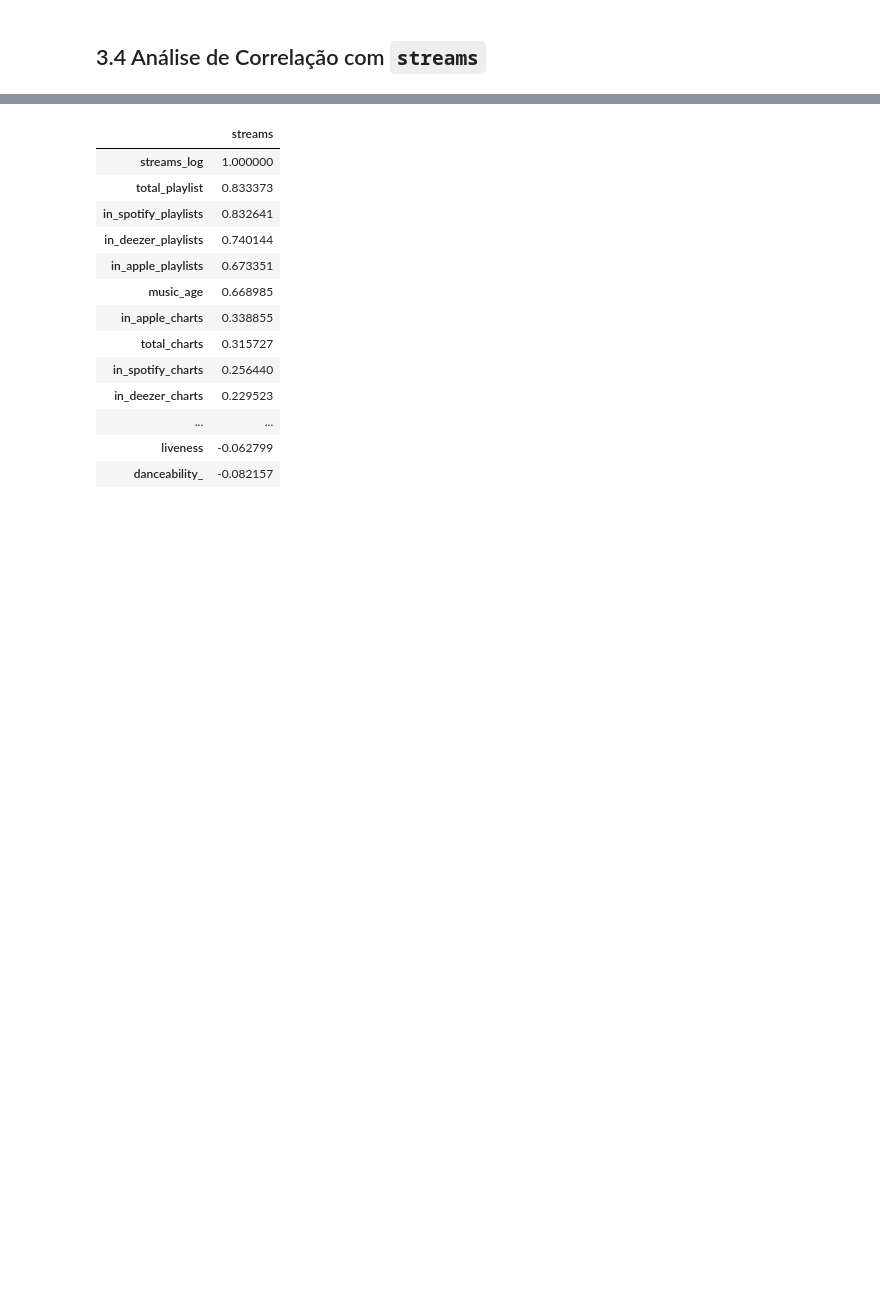
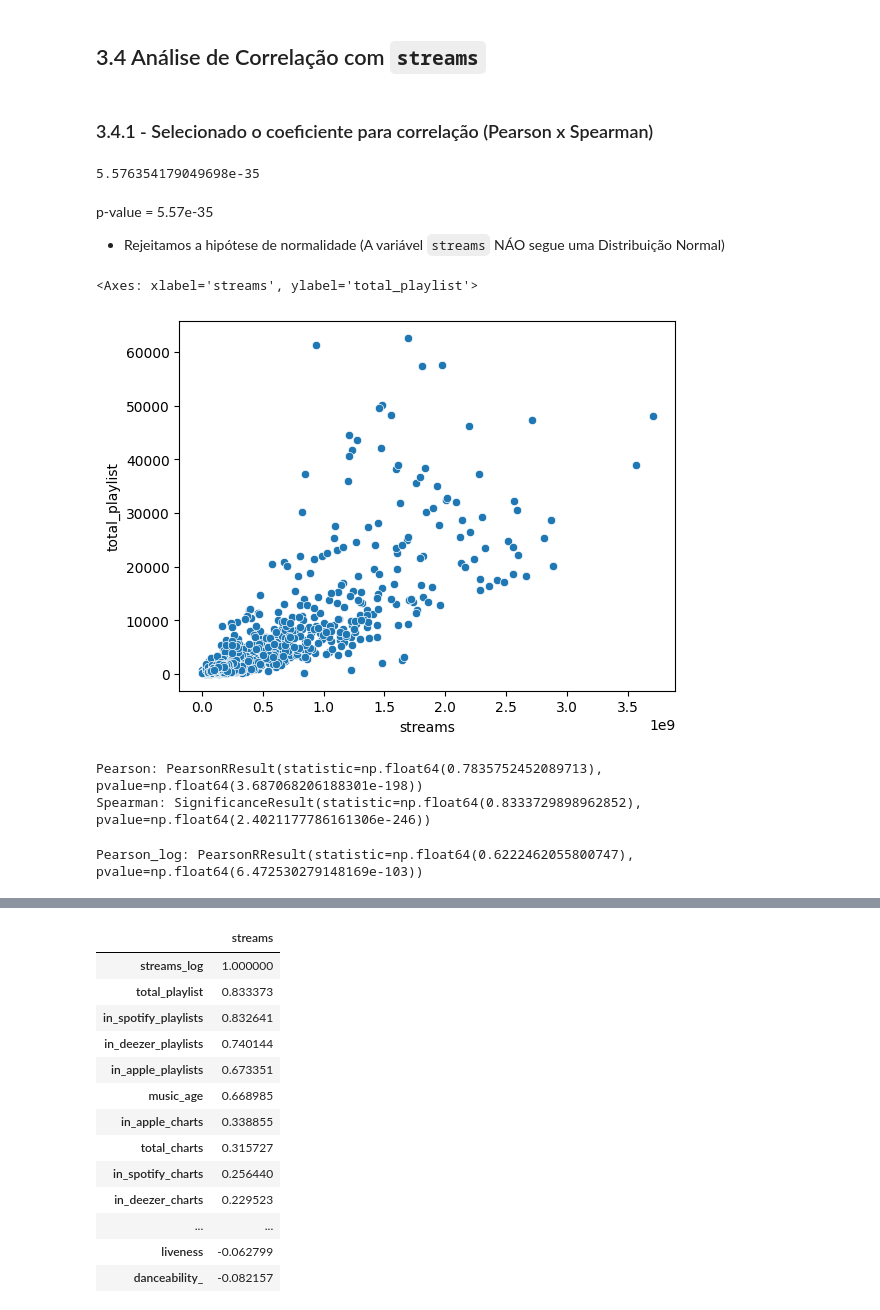
Before and after one commit to Felipeglnd/eda_spotify, a Jupyter notebook: spotify-hit-analysis/notebooks/eda_spotify.ipynb, the cells around one changed output, grey strips where cells are left out. Drawn from its saved outputs; the diff is of its cells as text; code cells hidden in the pictures; blank space fills up the shorter version.

Commit message:
Inicio análises de correlação

```diff
--- a/spotify-hit-analysis/notebooks/eda_spotify.ipynb
+++ b/spotify-hit-analysis/notebooks/eda_spotify.ipynb
@@ -769,3 +770,36 @@ boxplot_numerical(df)
 O dataset apresenta forte concentração de popularidade em poucos registros, alta desigualdade de exposição entre músicas e predominância de conteúdos recentes. As variáveis musicais são mais estáveis, enquanto métricas de desempenho são altamente assimétricas, exigindo tratamento adequado para análises mais avançadas.
 # %% [markdown]
 ## 3.4 Análise de Correlação com `streams`
+# %% [markdown]
+### 3.4.1 - Selecionado o coeficiente para correlação (Pearson x Spearman)
+# %%
+# Verificar se os dados são normais (teste de shapiro)
+stat, p = shapiro(df['streams'])
+
+print(p)
+# %% [output]
+5.576354179049698e-35
+# %% [markdown]
+p-value = 5.57e-35
+- Rejeitamos a hipótese de normalidade (A variável `streams` NÁO segue uma Distribuição Normal)
+# %%
+sns.scatterplot(x=df['streams'], y=df['total_playlist'])
+# %% [output]
+<Axes: xlabel='streams', ylabel='total_playlist'>
+[figure, added]
+# %%
+# Verificando a correlação Pearson x Spearman
+pearson = pearsonr(df['streams'], df['total_playlist'])
+spearman = spearmanr(df['streams'], df['total_playlist'])
+
+print('Pearson:', pearson)
+print('Spearman:', spearman)
+# %% [output]
+Pearson: PearsonRResult(statistic=np.float64(0.7835752452089713), pvalue=np.float64(3.687068206188301e-198))
+Spearman: SignificanceResult(statistic=np.float64(0.8333729898962852), pvalue=np.float64(2.4021177786161306e-246))
+# %%
+# Verificando a correlação de Pearson com o atributo normalizado
+pearson_log = pearsonr(df['streams_log'], df['total_playlist'])
+print(f'Pearson_log: {pearson_log}')
+# %% [output]
+Pearson_log: PearsonRResult(statistic=np.float64(0.6222462055800747), pvalue=np.float64(6.472530279148169e-103))
```
Also changed, not shown: parts of 7 cells of this notebook.
